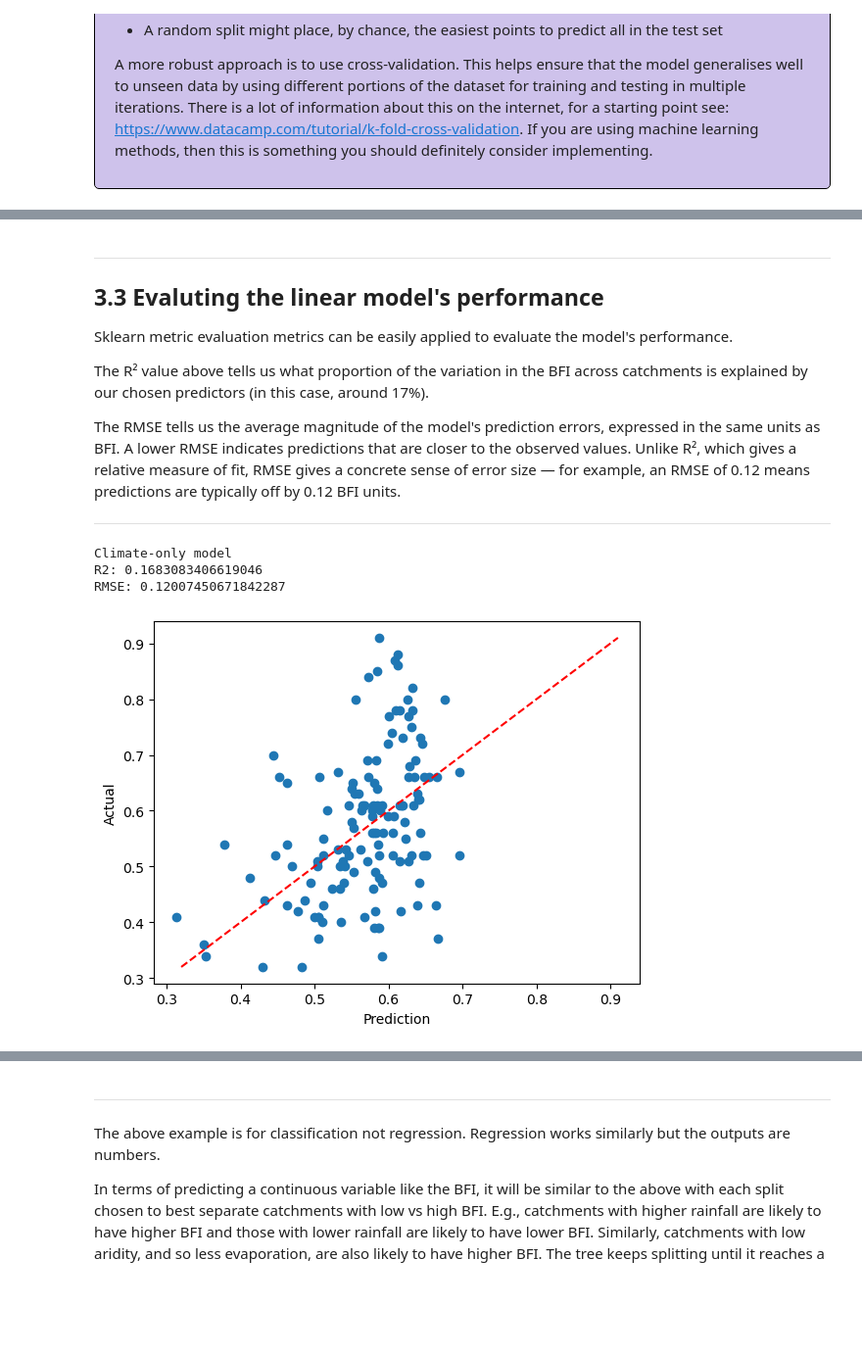
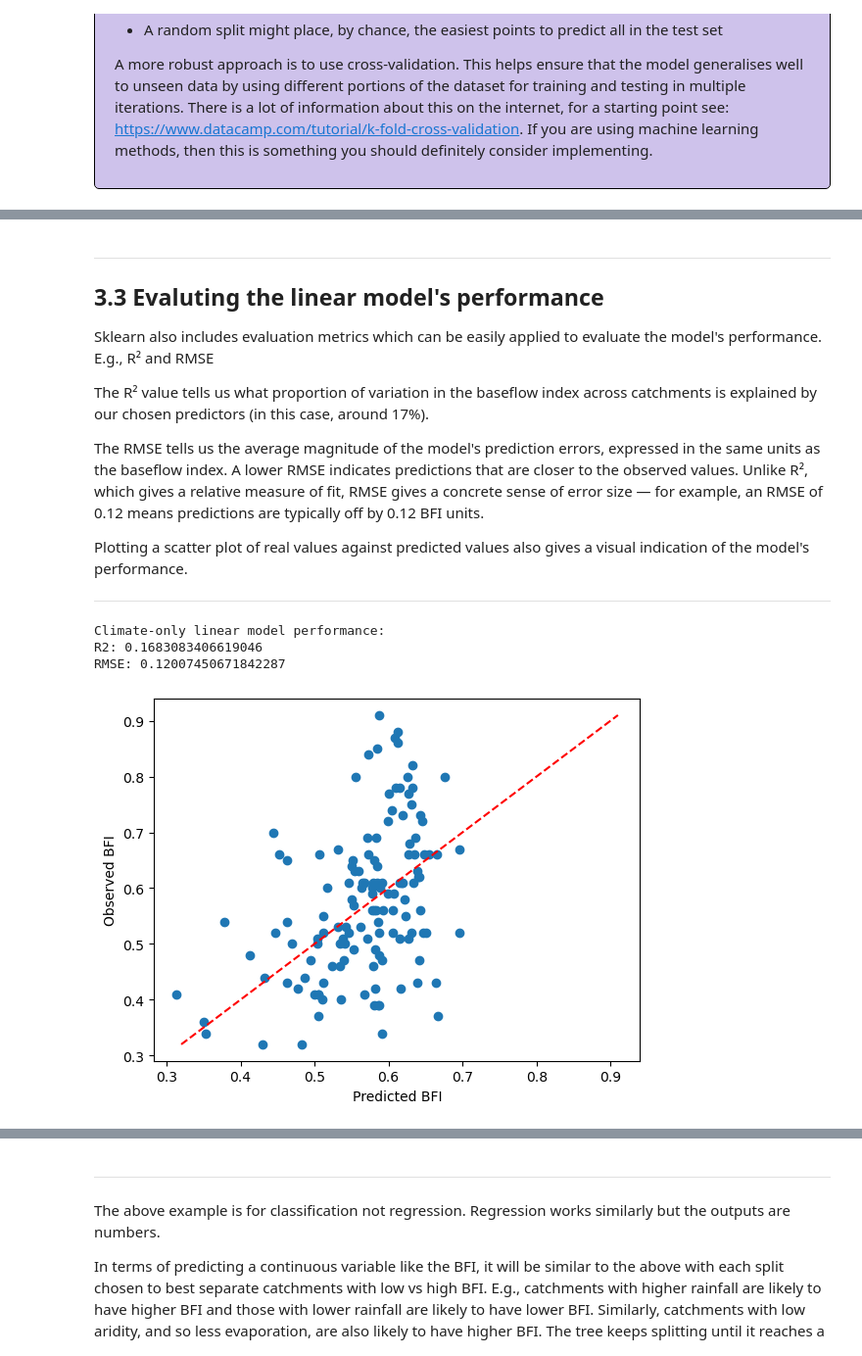
Before and after one commit to NERC-CEH/UKCEH_Summer_School, a Jupyter notebook: Workshop_6/Workshop6.ipynb, the cells around one changed output, grey strips where cells are left out. Shown at 98% size. Drawn from its saved outputs; the diff is of its cells as text; code cells hidden in the pictures; folded sections open; blank space fills up the shorter version.

```diff
--- a/Workshop_6/Workshop6.ipynb
+++ b/Workshop_6/Workshop6.ipynb
@@ -779,34 +799,36 @@ predictions = linear_model.predict(predictor_test)
 
 ## 3.3 Evaluting the linear model's performance
 
-Sklearn metric evaluation metrics can be easily applied to evaluate the model's performance.
+Sklearn also includes evaluation metrics which can be easily applied to evaluate the model's performance.
+E.g., R² and RMSE
 
-The R² value above tells us what proportion of the variation in the BFI across catchments
-is explained by our chosen predictors (in this case, around 17%).
+The R² value tells us what proportion of variation in the baseflow index across catchments is explained by our chosen predictors (in this case, around 17%).
 
-The RMSE tells us the average magnitude of the model's prediction errors, expressed in the
-same units as BFI. A lower RMSE indicates predictions that are closer to the observed values.
-Unlike R², which gives a relative measure of fit, RMSE gives a concrete sense of error size —
-for example, an RMSE of 0.12 means predictions are typically off by 0.12 BFI units.
+The RMSE tells us the average magnitude of the model's prediction errors, expressed in the same units as the baseflow index. A lower RMSE indicates predictions that are closer to the observed values. Unlike R², which gives a relative measure of fit, RMSE gives a concrete sense of error size — for example, an RMSE of 0.12 means predictions are typically off by 0.12 BFI units.
+
+Plotting a scatter plot of real values against predicted values also gives a visual indication of the model's performance.
 
 ---
 # %%
 r2 = r2_score(response_test, predictions)
 rmse = np.sqrt(mean_squared_error(response_test, predictions))
-print("Climate-only model")
+print("Climate-only linear model performance:")
 print("R2:", r2)
 print("RMSE:", rmse)
 
+# -------------------------
+# Plot predicted vs observed
+# -------------------------
 plt.scatter(predictions, response_test)
-plt.xlabel('Prediction')
-plt.ylabel('Actual')
+plt.xlabel('Predicted BFI')
+plt.ylabel('Observed BFI')
 # Add 1:1 line
 plt.plot([response_test.min(), response_test.max()], [response_test.min(), response_test.max()], '--', color='red');
 # %% [output]
-Climate-only model
+Climate-only linear model performance:
 R2: 0.1683083406619046
 RMSE: 0.12007450671842287
-[figure, old version]
+[figure, new version]
 # %% [markdown]
 ---
 
```
Also changed, not shown: parts of 36 cells of this notebook.
